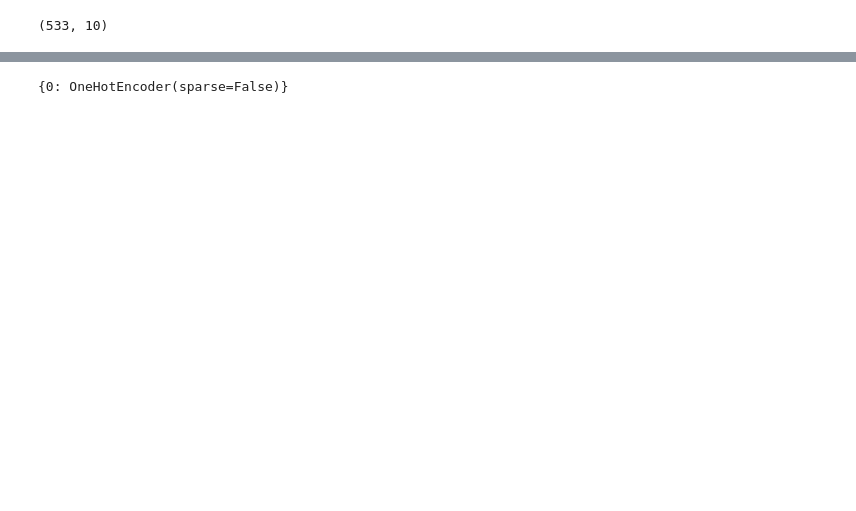
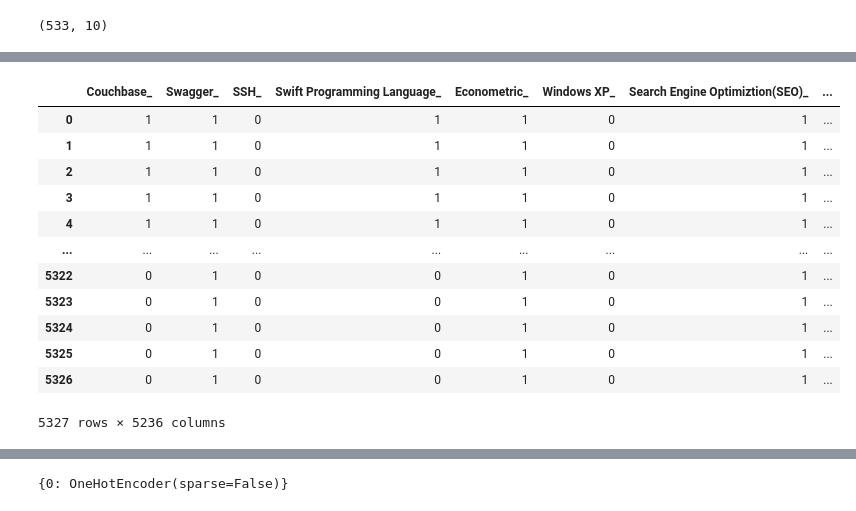
Before and after one commit to farookfazni/AI-to-Predict-Career-Path, a Jupyter notebook: 2ndMoedl.ipynb, the cells around one changed output, grey strips where cells are left out. Drawn from its saved outputs; the diff is of its cells as text; code cells hidden in the pictures; blank space fills up the shorter version.

```diff
--- a/2ndMoedl.ipynb
+++ b/2ndMoedl.ipynb
@@ -1383,0 +2499,17 @@ model.compile(optimizer=keras.optimizers.RMSprop(learning_rate=0.001),
+# %%
+y_ = y.iloc[:, ::-1]
+y_
+# %% [output]
+|  | Couchbase_ | Swagger_ | SSH_ | Swift Programming Language_ | Econometric_ | Windows XP_ | Search Engine Optimiztion(SEO)_ | ... |
+| 0 | 1 | 1 | 0 | 1 | 1 | 0 | 1 | ... |
+| 1 | 1 | 1 | 0 | 1 | 1 | 0 | 1 | ... |
+| 2 | 1 | 1 | 0 | 1 | 1 | 0 | 1 | ... |
+| 3 | 1 | 1 | 0 | 1 | 1 | 0 | 1 | ... |
+| 4 | 1 | 1 | 0 | 1 | 1 | 0 | 1 | ... |
+| ... | ... | ... | ... | ... | ... | ... | ... | ... |
+| 5322 | 0 | 1 | 0 | 0 | 1 | 0 | 1 | ... |
+| 5323 | 0 | 1 | 0 | 0 | 1 | 0 | 1 | ... |
+| 5324 | 0 | 1 | 0 | 0 | 1 | 0 | 1 | ... |
+| 5325 | 0 | 1 | 0 | 0 | 1 | 0 | 1 | ... |
+| 5326 | 0 | 1 | 0 | 0 | 1 | 0 | 1 | ... |
+5327 rows × 5236 columns
```
Also changed, not shown: parts of 166 cells of this notebook.
